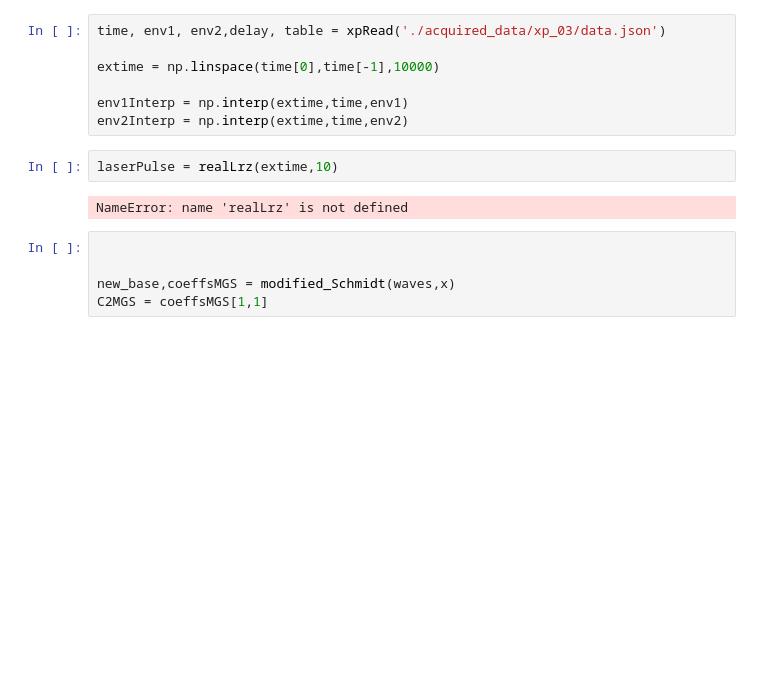
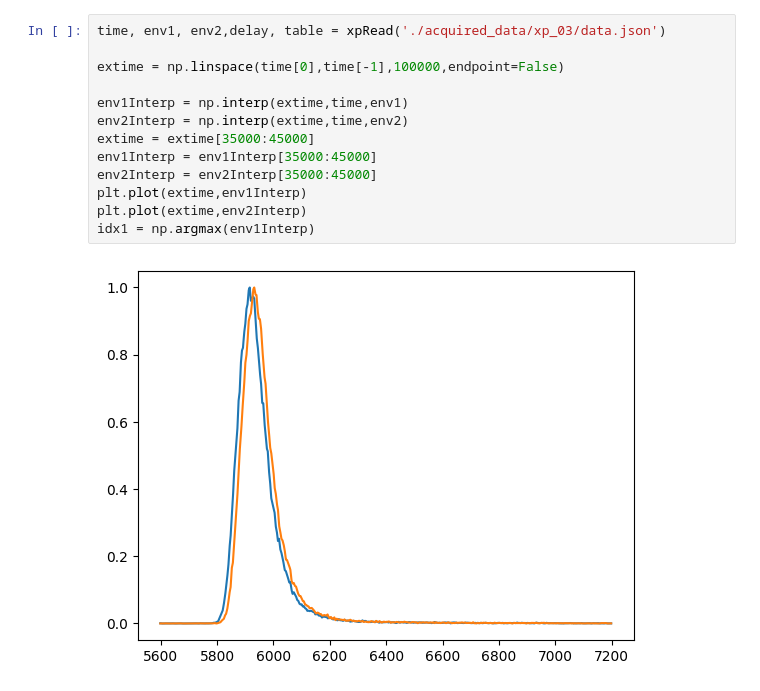
Before and after one commit to polyquantique/Perceval, a Jupyter notebook: polyquantique/SandboxSimon/Results/CompareCnot.ipynb, the cells around one changed output. Cells and saved outputs as stored; diff of their text form; blank space fills up the shorter version.

```diff
--- a/polyquantique/SandboxSimon/Results/CompareCnot.ipynb
+++ b/polyquantique/SandboxSimon/Results/CompareCnot.ipynb
@@ -14,16 +12,15 @@ ImportError: cannot import name 'realLrz' from 'Functions' (/Users/simsim/Docume
 # %%
 time, env1, env2,delay, table = xpRead('./acquired_data/xp_03/data.json')
 
-extime = np.linspace(time[0],time[-1],10000)
+extime = np.linspace(time[0],time[-1],100000,endpoint=False)
 
 env1Interp = np.interp(extime,time,env1)
 env2Interp = np.interp(extime,time,env2)
+extime = extime[35000:45000]
+env1Interp = env1Interp[35000:45000]
+env2Interp = env2Interp[35000:45000]
+plt.plot(extime,env1Interp)
+plt.plot(extime,env2Interp)
+idx1 = np.argmax(env1Interp)
+# %% [output]
+[figure, added]
-# %%
-laserPulse = realLrz(extime,10)
-# %% [output]
-NameError: name 'realLrz' is not defined
-# %%
-
-
-new_base,coeffsMGS = modified_Schmidt(waves,x)
-C2MGS = coeffsMGS[1,1]
```
Also changed, not shown: parts of 10 cells of this notebook, 1 other file.
